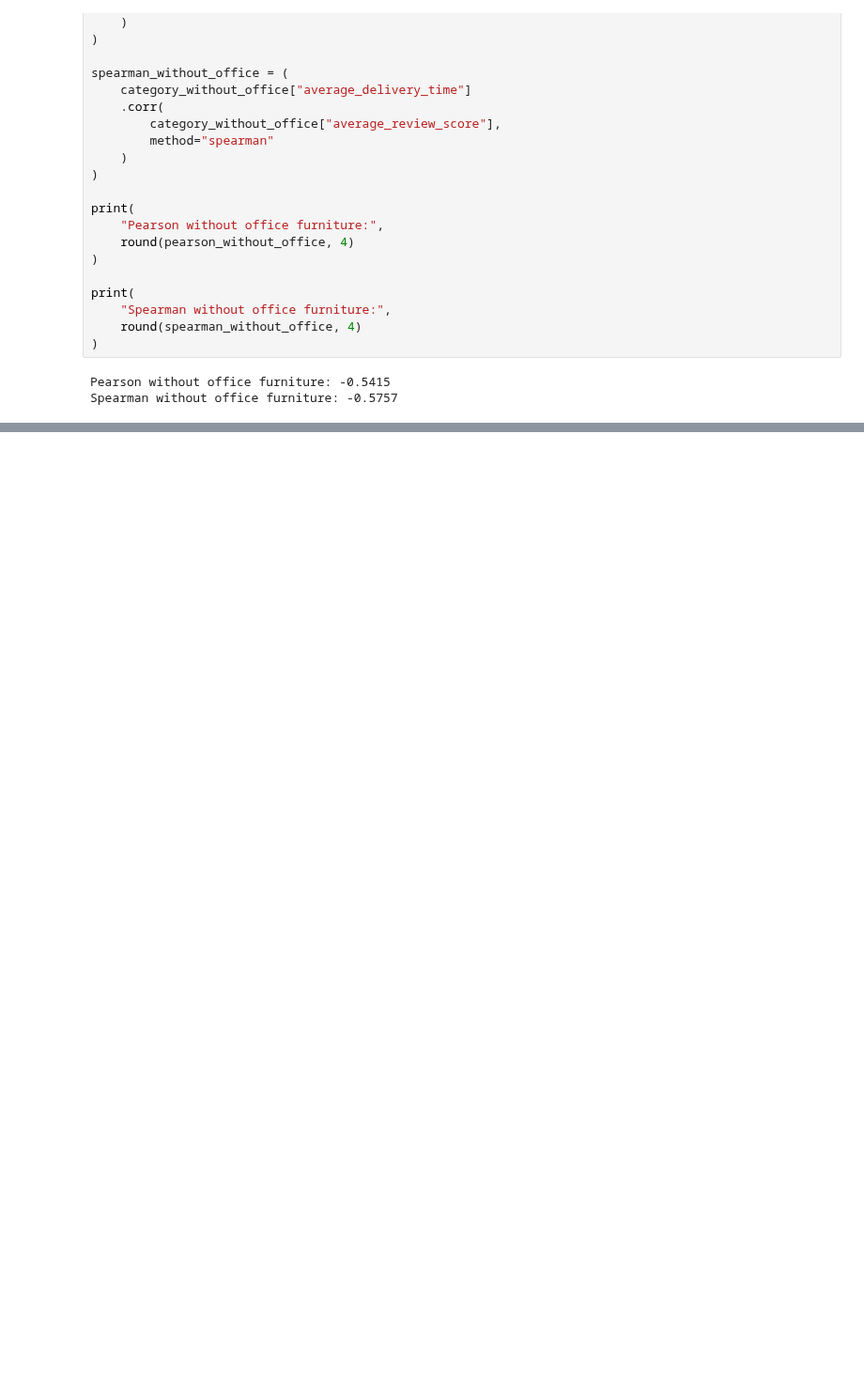
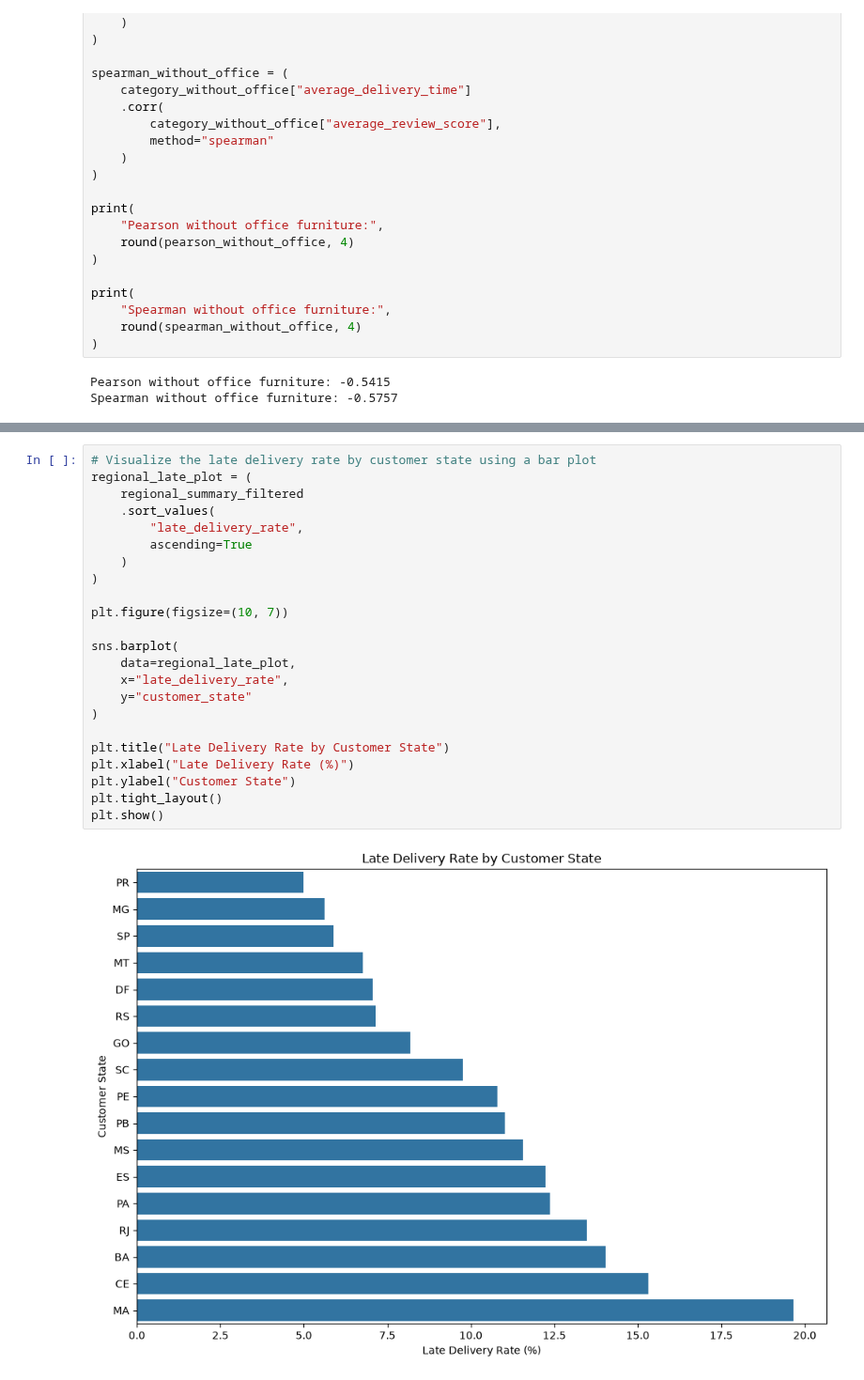
Before and after one commit to kartikeysharma2645/Real-World-Dataset-Analysis, a Jupyter notebook: notebook/real_world_dataset_analysis.ipynb, the cells around one changed output, grey strips where cells are left out. Shown at 94% size. Saved outputs shown, nothing was run; the diff lists cells and outputs as text; blank space fills up the shorter version.

```diff
--- a/notebook/real_world_dataset_analysis.ipynb
+++ b/notebook/real_world_dataset_analysis.ipynb
@@ -1701,0 +1862,25 @@ Spearman without office furniture: -0.5757
+# %%
+# Visualize the late delivery rate by customer state using a bar plot
+regional_late_plot = (
+    regional_summary_filtered
+    .sort_values(
+        "late_delivery_rate",
+        ascending=True
+    )
+)
+
+plt.figure(figsize=(10, 7))
+
+sns.barplot(
+    data=regional_late_plot,
+    x="late_delivery_rate",
+    y="customer_state"
+)
+
+plt.title("Late Delivery Rate by Customer State")
+plt.xlabel("Late Delivery Rate (%)")
+plt.ylabel("Customer State")
+plt.tight_layout()
+plt.show()
+# %% [output]
+[figure, added]
```
Also changed, not shown: parts of 10 cells of this notebook.
